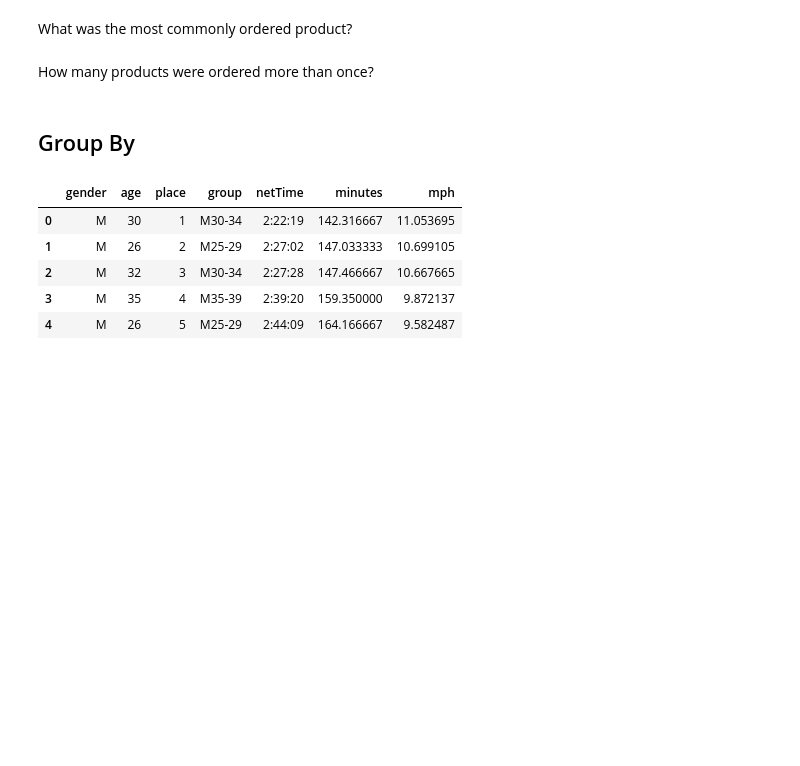
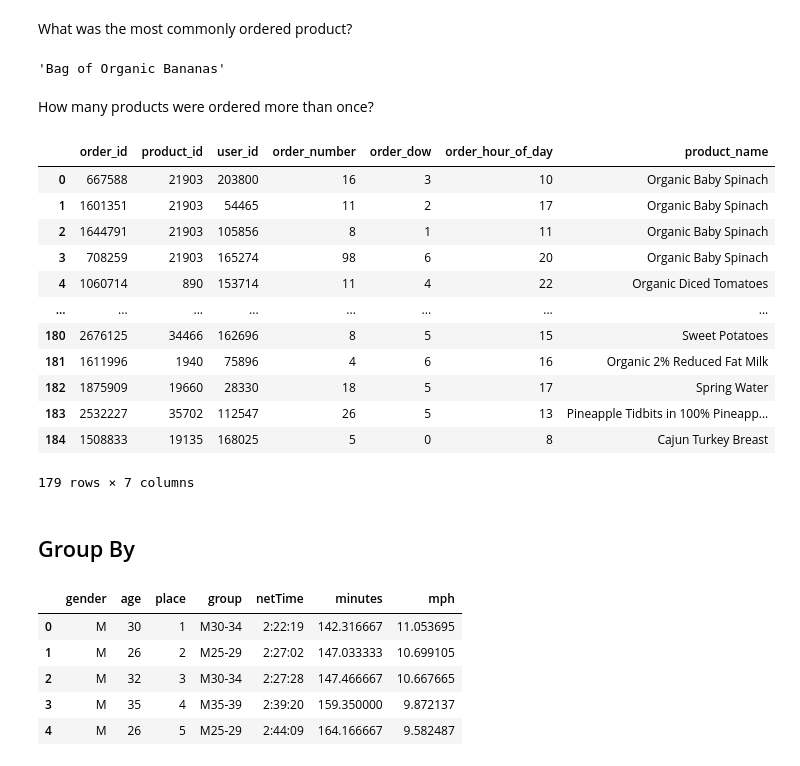
Before and after one commit to sikoh/DS-Data-Wrangling-and-Storytelling, a Jupyter notebook: Join-And-Reshape-Data/DS_JoinAndReshapeData_Lecture_Notes.ipynb, the cells around one changed output. Cells and saved outputs as stored; diff of their text form; code cells hidden in the pictures; blank space fills up the shorter version.

```diff
--- a/Join-And-Reshape-Data/DS_JoinAndReshapeData_Lecture_Notes.ipynb
+++ b/Join-And-Reshape-Data/DS_JoinAndReshapeData_Lecture_Notes.ipynb
@@ -151,3 +230,6 @@ products:
 ## Concatenate order_products__prior and order_products__train
 # %%
 #Concatenate _prior and _train datasets.
+order_products = pd.concat([order_products__prior, order_products__train])
+
+order_products.head()
@@ -153,0 +248,6 @@ products:
+# %%
+orders_and_products = pd.merge(order_products, orders, how='inner', on='order_id')
+
+orders_and_products.describe()
+print(orders_and_products.shape)
+orders_and_products.head()
@@ -153,0 +266,3 @@ products:
+# %%
+merge_op_p = pd.merge(orders_and_products,products, how='inner', on='product_id')
+merge_op_p.head()
@@ -153,0 +276,4 @@ products:
+# %%
+work_df = merge_op_p[['order_id','product_id','user_id','order_number','order_dow','order_hour_of_day','product_name']]
+
+work_df.head()
@@ -233,7 +413,27 @@ And on what day of the week?
 # %% [markdown]
 What was the most commonly ordered product?
+# %%
+work_df['product_name'].value_counts().idxmax()
+# %% [output]
+'Bag of Organic Bananas'
 # %% [markdown]
 How many products were ordered more than once?
+# %%
+(work_df[work_df['order_number']>1])
+# %% [output]
+|  | order_id | product_id | user_id | order_number | order_dow | order_hour_of_day | product_name |
+| 0 | 667588 | 21903 | 203800 | 16 | 3 | 10 | Organic Baby Spinach |
+| 1 | 1601351 | 21903 | 54465 | 11 | 2 | 17 | Organic Baby Spinach |
+| 2 | 1644791 | 21903 | 105856 | 8 | 1 | 11 | Organic Baby Spinach |
+| 3 | 708259 | 21903 | 165274 | 98 | 6 | 20 | Organic Baby Spinach |
+| 4 | 1060714 | 890 | 153714 | 11 | 4 | 22 | Organic Diced Tomatoes |
+| ... | ... | ... | ... | ... | ... | ... | ... |
+| 180 | 2676125 | 34466 | 162696 | 8 | 5 | 15 | Sweet Potatoes |
+| 181 | 1611996 | 1940 | 75896 | 4 | 6 | 16 | Organic 2% Reduced Fat Milk |
+| 182 | 1875909 | 19660 | 28330 | 18 | 5 | 17 | Spring Water |
+| 183 | 2532227 | 35702 | 112547 | 26 | 5 | 13 | Pineapple Tidbits in 100% Pineapp... |
+| 184 | 1508833 | 19135 | 168025 | 5 | 0 | 8 | Cajun Turkey Breast |
+179 rows × 7 columns
 # %% [markdown]
 ## Group By
 # %%
```
Also changed, not shown: parts of 19 cells of this notebook.
